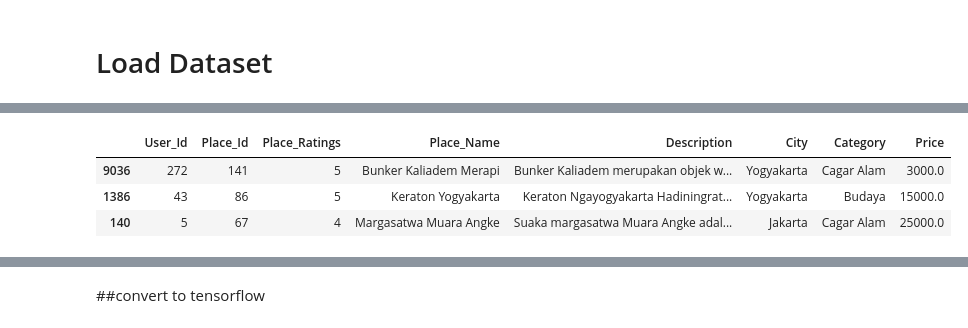
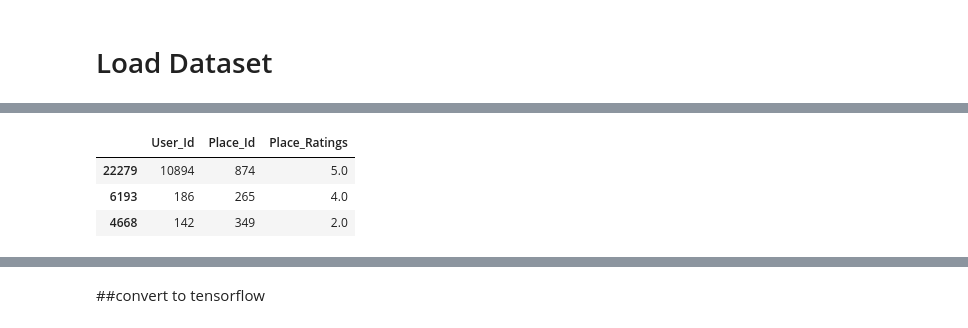
Before and after one commit to Voyageur-Team/Machine-Learning, a Jupyter notebook: recommender.ipynb, the cells around one changed output, grey strips where cells are left out. Cells and saved outputs as stored; diff of their text form; code cells hidden in the pictures.

```diff
--- a/recommender.ipynb
+++ b/recommender.ipynb
@@ -61,8 +51,9 @@ ratings_data.sample(3)
 # %%
+ratings_data = pd.read_csv('https://raw.githubusercontent.com/Voyageur-Team/Machine-Learning/refs/heads/main/dataset/place_ratings.csv')
 ratings_data = ratings_data.loc[:, ~ratings_data.columns.str.contains('^Unnamed')]
 ratings_data.sample(3)
 # %% [output]
-|  | User_Id | Place_Id | Place_Ratings | Place_Name | Description | City | Category | Price |
-| 9036 | 272 | 141 | 5 | Bunker Kaliadem Merapi | Bunker Kaliadem merupakan objek w... | Yogyakarta | Cagar Alam | 3000.0 |
-| 1386 | 43 | 86 | 5 | Keraton Yogyakarta | Keraton Ngayogyakarta Hadiningrat... | Yogyakarta | Budaya | 15000.0 |
-| 140 | 5 | 67 | 4 | Margasatwa Muara Angke | Suaka margasatwa Muara Angke adal... | Jakarta | Cagar Alam | 25000.0 |
+|  | User_Id | Place_Id | Place_Ratings |
+| 22279 | 10894 | 874 | 5.0 |
+| 6193 | 186 | 265 | 4.0 |
+| 4668 | 142 | 349 | 2.0 |
```
Also changed, not shown: parts of 66 cells of this notebook, 8 other files.
